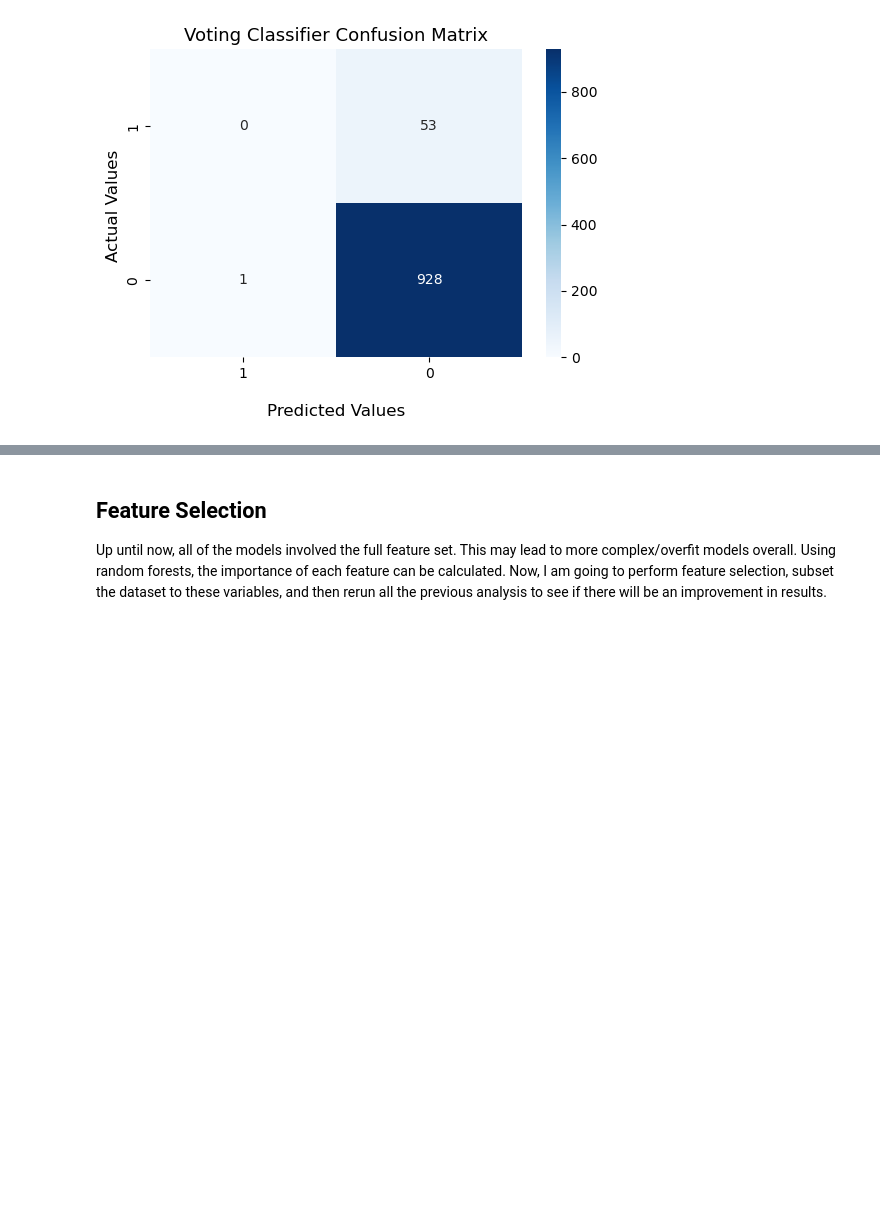
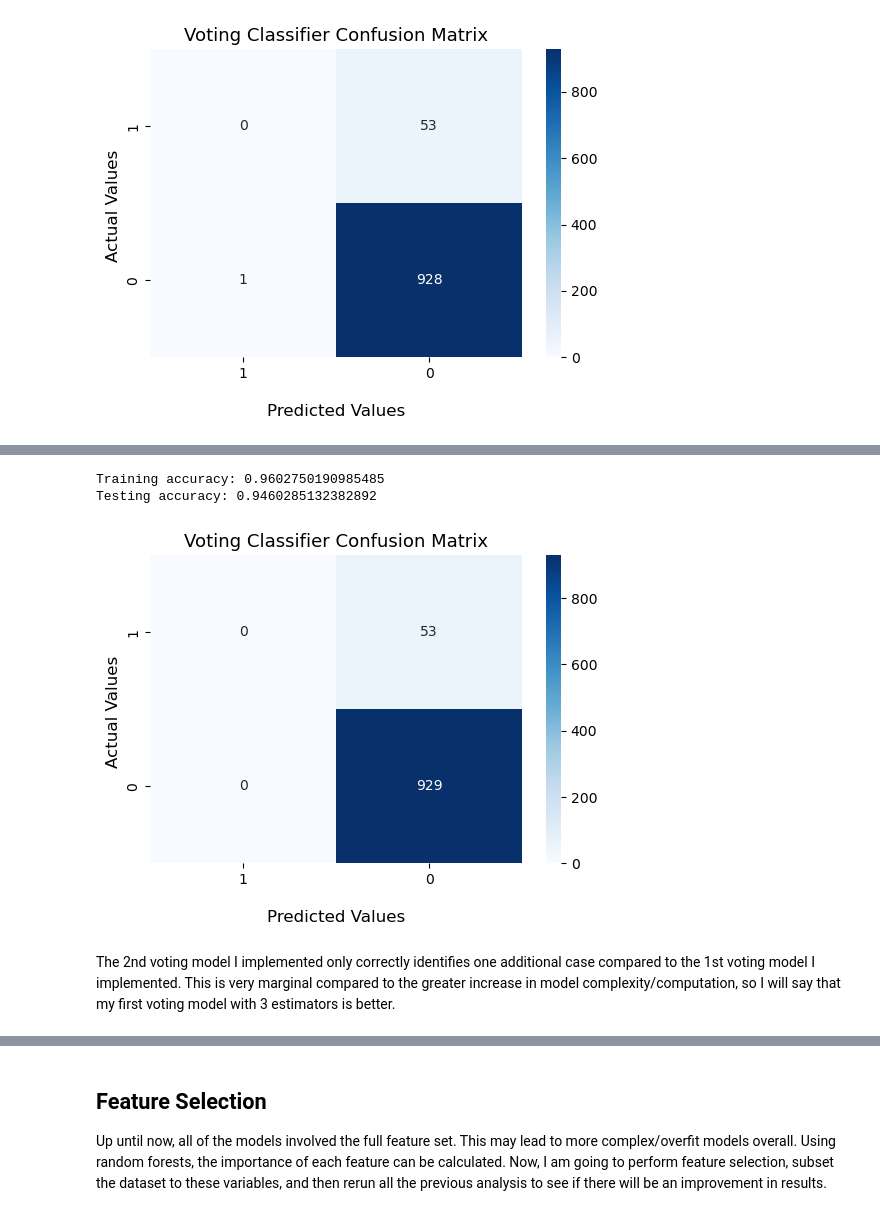
Before and after one commit to kary5678/INDE-577, a Jupyter notebook: supervised-learning/class_exercise_3-31/stroke_classifier.ipynb, the cells around one changed output, grey strips where cells are left out. Drawn from its saved outputs; the diff is of its cells as text; code cells hidden in the pictures; blank space fills up the shorter version.

```diff
--- a/supervised-learning/class_exercise_3-31/stroke_classifier.ipynb
+++ b/supervised-learning/class_exercise_3-31/stroke_classifier.ipynb
@@ -497,0 +502,19 @@ plt.show()
+# %%
+voting_model2 = VotingClassifier(estimators=[
+    ("per", per_model), ("log", log_model), ("mlp", mlp_model), ("rf", forest_model)])
+voting_model2.fit(X_train, y_train)
+
+print("Training accuracy:", voting_model2.score(X_train, y_train))
+print("Testing accuracy:", voting_model2.score(X_test, y_test))
+# %% [output]
+Training accuracy: 0.9602750190985485
+Testing accuracy: 0.9460285132382892
+# %%
+y_pred = voting_model2.predict(X_test)
+plot_confusion_matrix(y_test, y_pred)
+plt.title("Voting Classifier Confusion Matrix", fontsize = 13)
+plt.show()
+# %% [output]
+[figure, added]
+# %% [markdown]
+The 2nd voting model I implemented only correctly identifies one additional case compared to the 1st voting model I implemented. This is very marginal compared to the greater increase in model complexity/computation, so I will say that my first voting model with 3 estimators is better.
```
Also changed, not shown: parts of 25 cells of this notebook.
